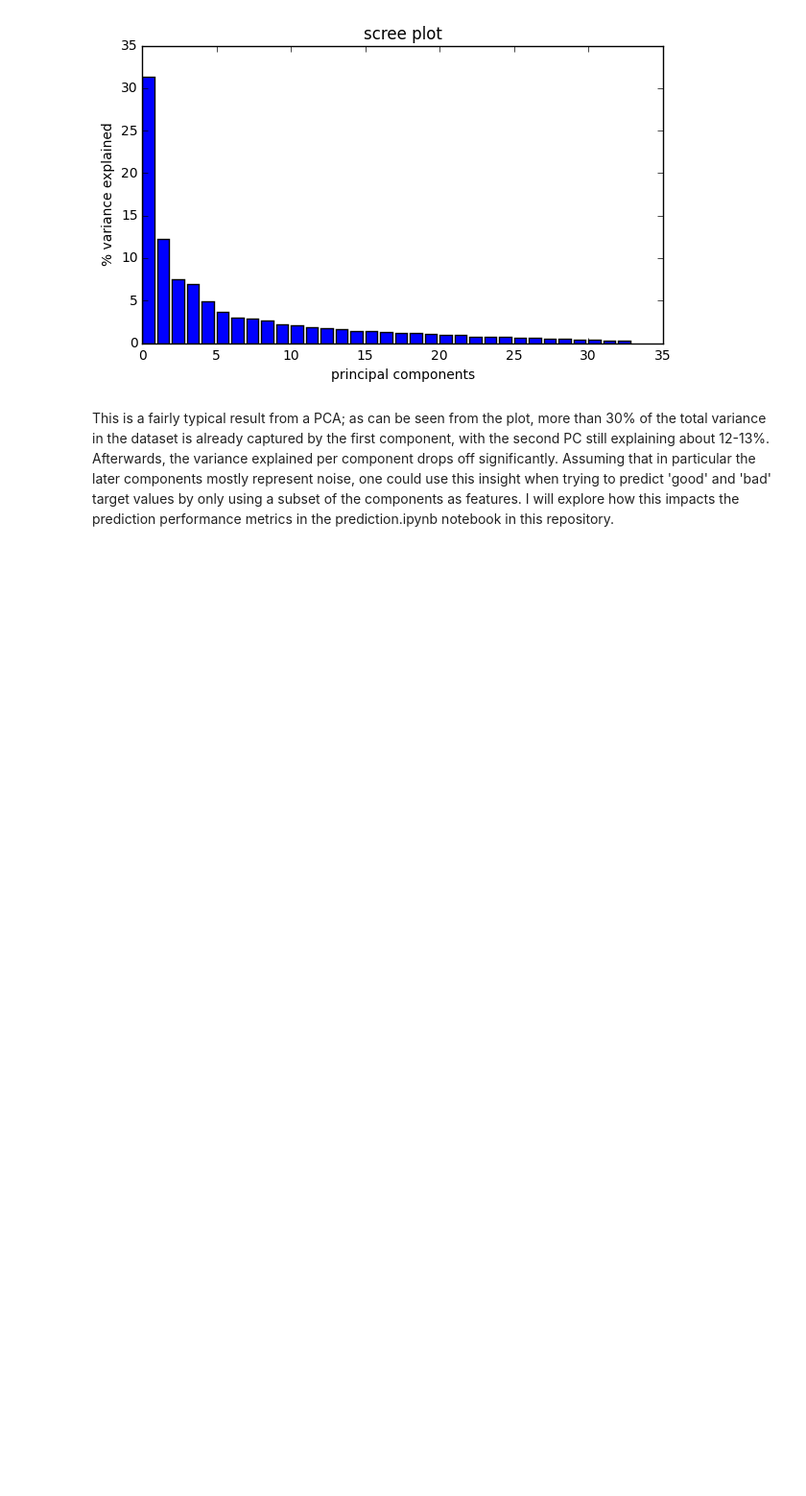
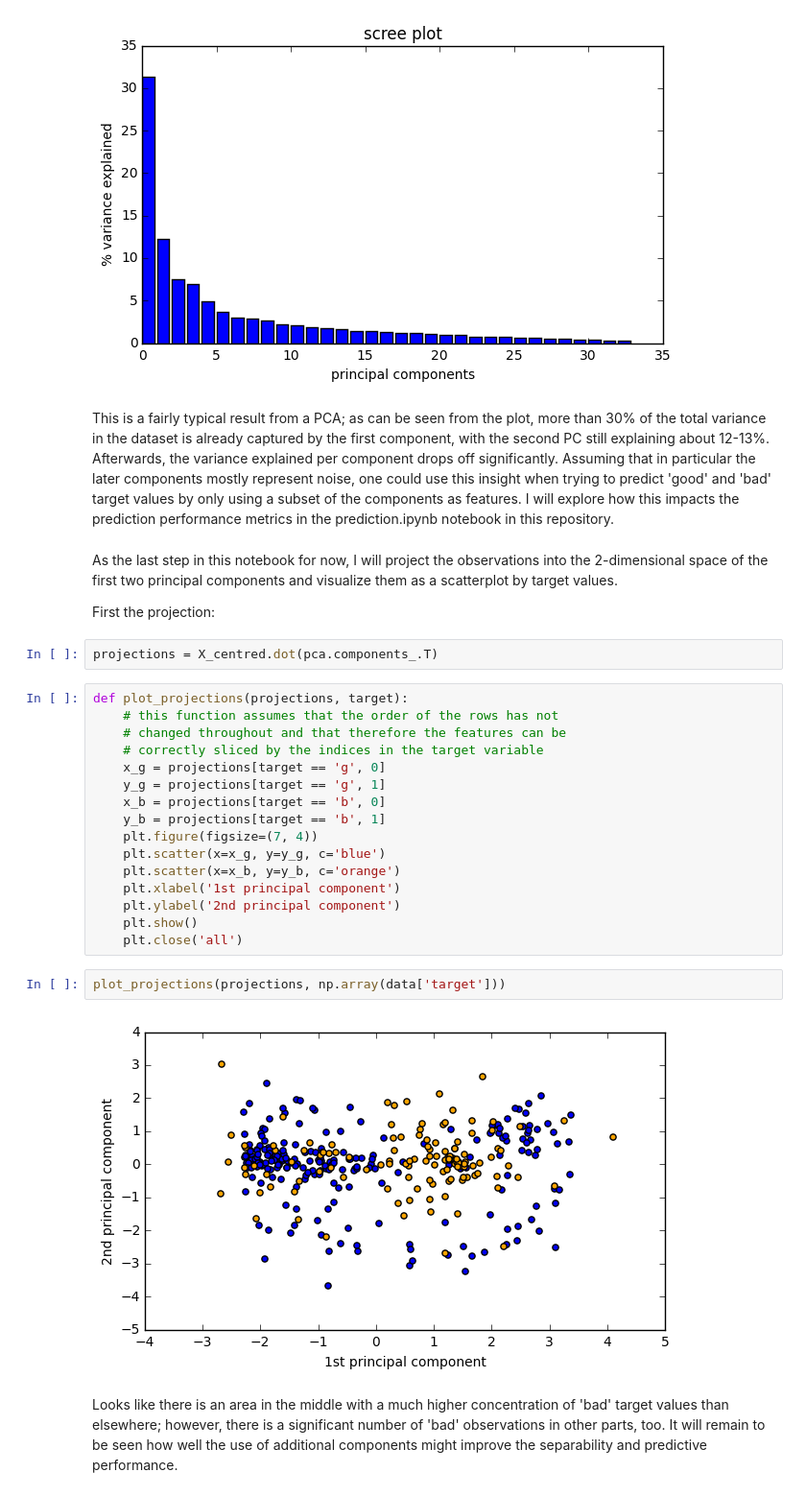
Before and after one commit to n-d-r/ionosphere, a Jupyter notebook: exploratory_analysis.ipynb, the cells around one changed output. Shown at 96% size. Cells and saved outputs as stored; diff of their text form; blank space fills up the shorter version.

Commit message:
added projection of obs. into PCA space

```diff
--- a/exploratory_analysis.ipynb
+++ b/exploratory_analysis.ipynb
@@ -234,3 +237,31 @@ scree_plot(pca.explained_variance_ratio_ * 100)
 [figure]
 # %% [markdown]
 This is a fairly typical result from a PCA; as can be seen from the plot, more than 30% of the total variance in the dataset is already captured by the first component, with the second PC still explaining about 12-13%. Afterwards, the variance explained per component drops off significantly. Assuming that in particular the later components mostly represent noise, one could use this insight when trying to predict 'good' and 'bad' target values by only using a subset of the components as features. I will explore how this impacts the prediction performance metrics in the prediction.ipynb notebook in this repository.
+# %% [markdown]
+As the last step in this notebook for now, I will project the observations into the 2-dimensional space of the first two principal components and visualize them as a scatterplot by target values.
+
+First the projection:
+# %%
+projections = X_centred.dot(pca.components_.T)
+# %%
+def plot_projections(projections, target):
+    # this function assumes that the order of the rows has not
+    # changed throughout and that therefore the features can be
+    # correctly sliced by the indices in the target variable
+    x_g = projections[target == 'g', 0]
+    y_g = projections[target == 'g', 1]
+    x_b = projections[target == 'b', 0]
+    y_b = projections[target == 'b', 1]
+    plt.figure(figsize=(7, 4))
+    plt.scatter(x=x_g, y=y_g, c='blue')
+    plt.scatter(x=x_b, y=y_b, c='orange')
+    plt.xlabel('1st principal component')
+    plt.ylabel('2nd principal component')
+    plt.show()
+    plt.close('all')
+# %%
+plot_projections(projections, np.array(data['target']))
+# %% [output]
+[figure, added]
+# %% [markdown]
+Looks like there is an area in the middle with a much higher concentration of 'bad' target values than elsewhere; however, there is a significant number of 'bad' observations in other parts, too. It will remain to be seen how well the use of additional components might improve the separability and predictive performance.
```
Also changed, not shown: parts of 2 cells of this notebook.
